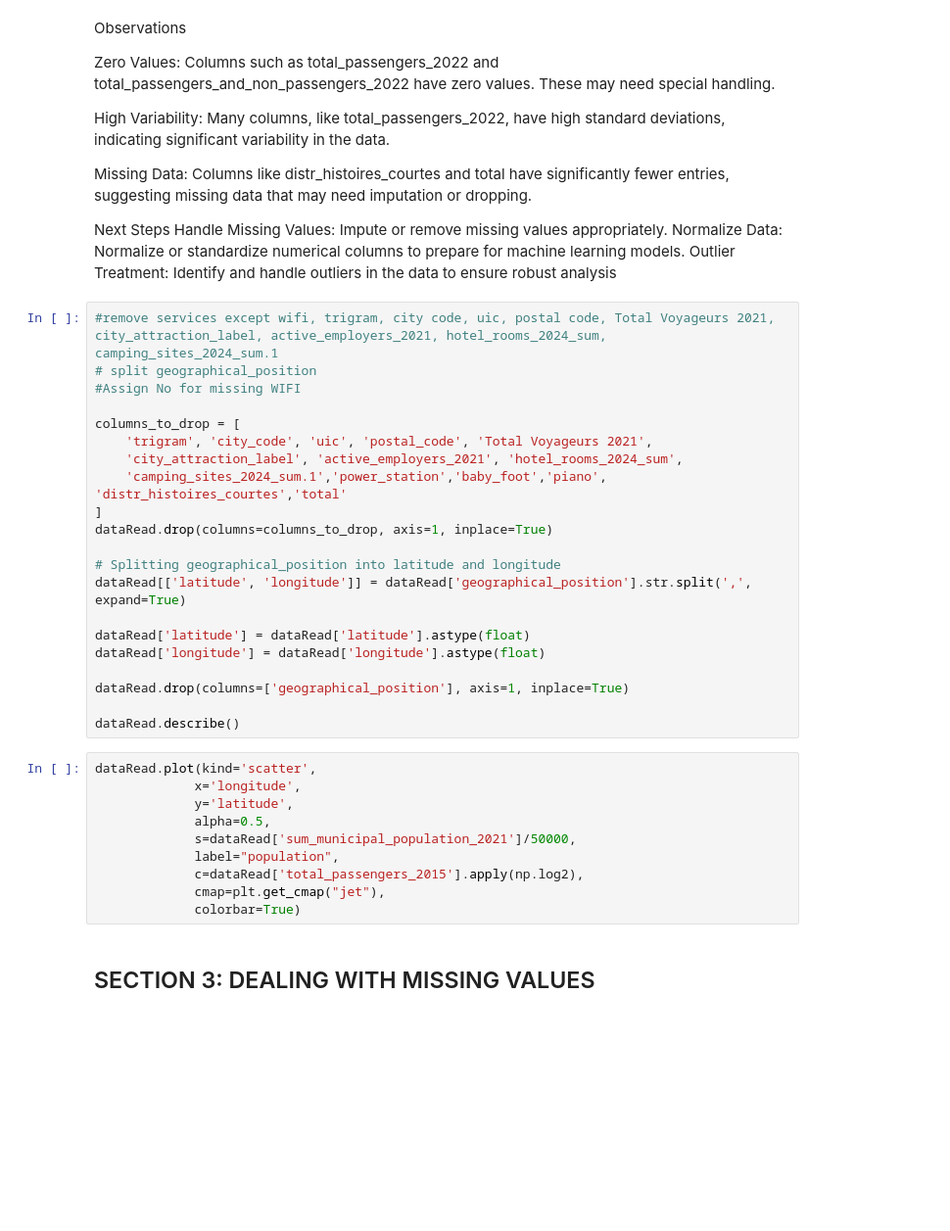
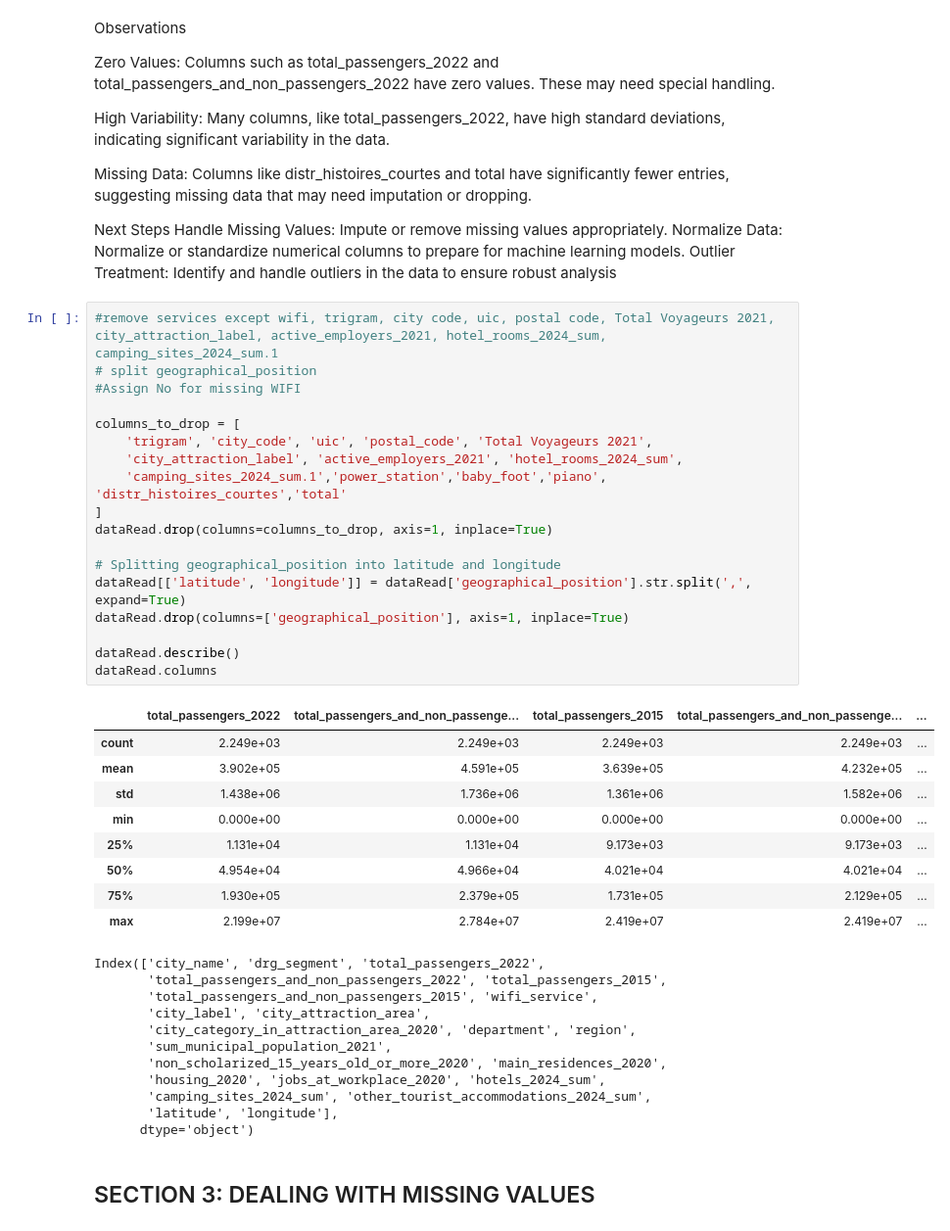
Before and after one commit to pierre-jezegou/fib-ml-project, a Jupyter notebook: Preprocessing.ipynb, the cells around one changed output. Shown at 98% size. Cells and saved outputs as stored; diff of their text form; blank space fills up the shorter version.

```diff
--- a/Preprocessing.ipynb
+++ b/Preprocessing.ipynb
@@ -53,34 +94,42 @@ Outlier Treatment: Identify and handle outliers in the data to ensure robust ana
 # %%
 #remove services except wifi, trigram, city code, uic, postal code, Total Voyageurs 2021, city_attraction_label, active_employers_2021, hotel_rooms_2024_sum, camping_sites_2024_sum.1
 # split geographical_position
 #Assign No for missing WIFI
 
 columns_to_drop = [
     'trigram', 'city_code', 'uic', 'postal_code', 'Total Voyageurs 2021',
     'city_attraction_label', 'active_employers_2021', 'hotel_rooms_2024_sum',
     'camping_sites_2024_sum.1','power_station','baby_foot','piano', 'distr_histoires_courtes','total'
 ]
 dataRead.drop(columns=columns_to_drop, axis=1, inplace=True)
 
 # Splitting geographical_position into latitude and longitude
 dataRead[['latitude', 'longitude']] = dataRead['geographical_position'].str.split(',', expand=True)
-
-dataRead['latitude'] = dataRead['latitude'].astype(float)
-dataRead['longitude'] = dataRead['longitude'].astype(float)
-
 dataRead.drop(columns=['geographical_position'], axis=1, inplace=True)
 
 dataRead.describe()
+dataRead.columns
+# %% [output]
+|  | total_passengers_2022 | total_passengers_and_non_passenge... | total_passengers_2015 | total_passengers_and_non_passenge... | ... |
+| count | 2.249e+03 | 2.249e+03 | 2.249e+03 | 2.249e+03 | ... |
+| mean | 3.902e+05 | 4.591e+05 | 3.639e+05 | 4.232e+05 | ... |
+| std | 1.438e+06 | 1.736e+06 | 1.361e+06 | 1.582e+06 | ... |
+| min | 0.000e+00 | 0.000e+00 | 0.000e+00 | 0.000e+00 | ... |
+| 25% | 1.131e+04 | 1.131e+04 | 9.173e+03 | 9.173e+03 | ... |
+| 50% | 4.954e+04 | 4.966e+04 | 4.021e+04 | 4.021e+04 | ... |
+| 75% | 1.930e+05 | 2.379e+05 | 1.731e+05 | 2.129e+05 | ... |
+| max | 2.199e+07 | 2.784e+07 | 2.419e+07 | 2.419e+07 | ... |
+Index(['city_name', 'drg_segment', 'total_passengers_2022',
+       'total_passengers_and_non_passengers_2022', 'total_passengers_2015',
+       'total_passengers_and_non_passengers_2015', 'wifi_service',
+       'city_label', 'city_attraction_area',
+       'city_category_in_attraction_area_2020', 'department', 'region',
+       'sum_municipal_population_2021',
+       'non_scholarized_15_years_old_or_more_2020', 'main_residences_2020',
+       'housing_2020', 'jobs_at_workplace_2020', 'hotels_2024_sum',
+       'camping_sites_2024_sum', 'other_tourist_accommodations_2024_sum',
+       'latitude', 'longitude'],
+      dtype='object')
-# %%
-dataRead.plot(kind='scatter',
-             x='longitude',
-             y='latitude',
-             alpha=0.5,
-             s=dataRead['sum_municipal_population_2021']/50000,
-             label="population",
-             c=dataRead['total_passengers_2015'].apply(np.log2),
-             cmap=plt.get_cmap("jet"),
-             colorbar=True)
 # %% [markdown]
 ## SECTION 3: DEALING WITH MISSING VALUES
 # %% [markdown]
```
Also changed, not shown: parts of 33 cells of this notebook, 3 other files.
